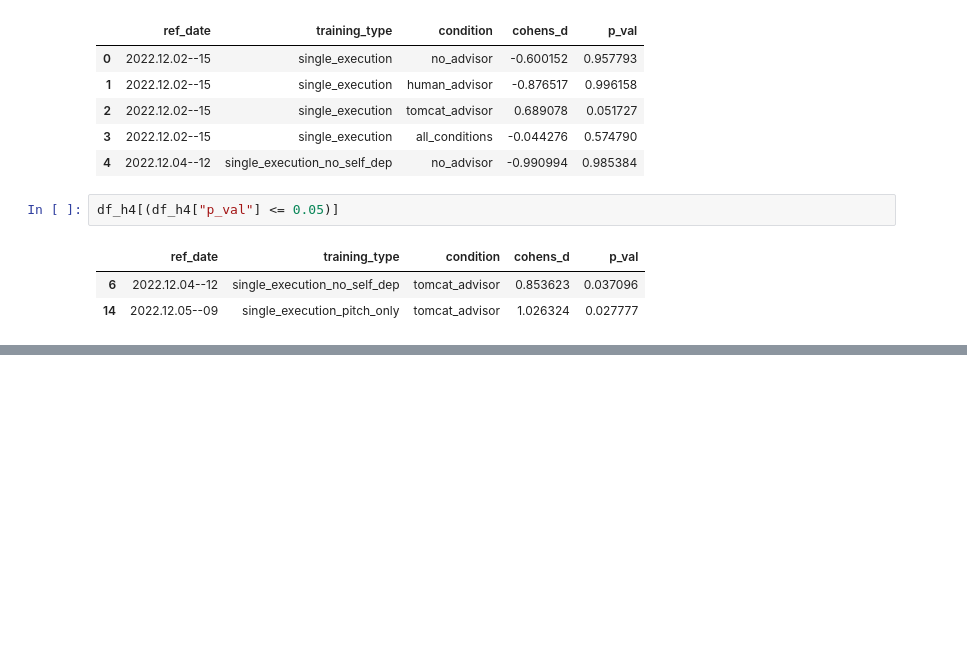
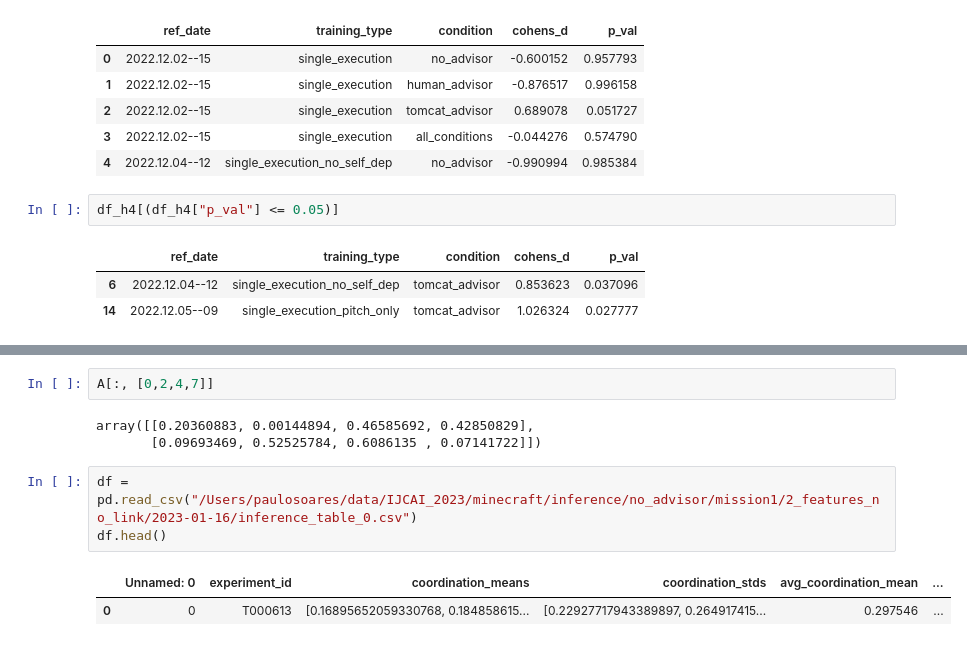
Before and after one commit to paulosoaresua/tomcat-coordination_analysis, a Jupyter notebook: notebooks/IJCAI 2023.ipynb, the cells around one changed output, grey strips where cells are left out. Cells and saved outputs as stored; diff of their text form; blank space fills up the shorter version.

```diff
--- a/notebooks/IJCAI 2023.ipynb
+++ b/notebooks/IJCAI 2023.ipynb
@@ -483,0 +493,11 @@ df_h4[(df_h4["p_val"] <= 0.05)]
+# %%
+A[:, [0,2,4,7]]
+# %% [output]
+array([[0.20360883, 0.00144894, 0.46585692, 0.42850829],
+       [0.09693469, 0.52525784, 0.6086135 , 0.07141722]])
+# %%
+df = pd.read_csv("/Users/paulosoares/data/IJCAI_2023/minecraft/inference/no_advisor/mission1/2_features_no_link/2023-01-16/inference_table_0.csv")
+df.head()
+# %% [output]
+|  | Unnamed: 0 | experiment_id | coordination_means | coordination_stds | avg_coordination_mean | ... |
+| 0 | 0 | T000613 | [0.16895652059330768, 0.184858615... | [0.22927717943389897, 0.264917415... | 0.297546 | ... |
```
Also changed, not shown: parts of 4 cells of this notebook, 15 other files.
